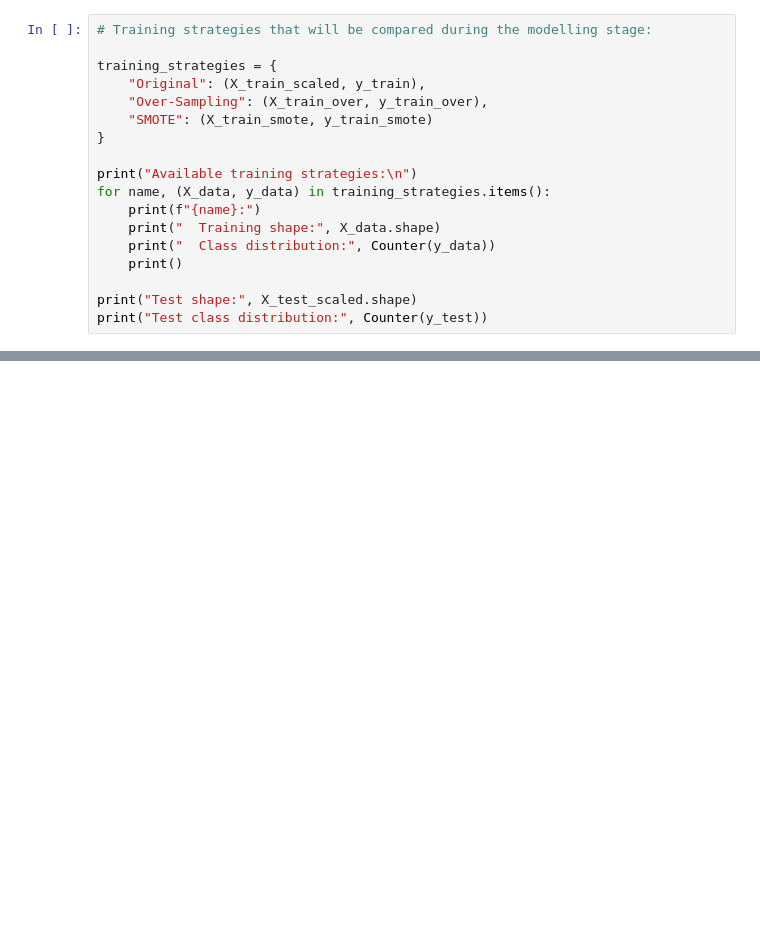
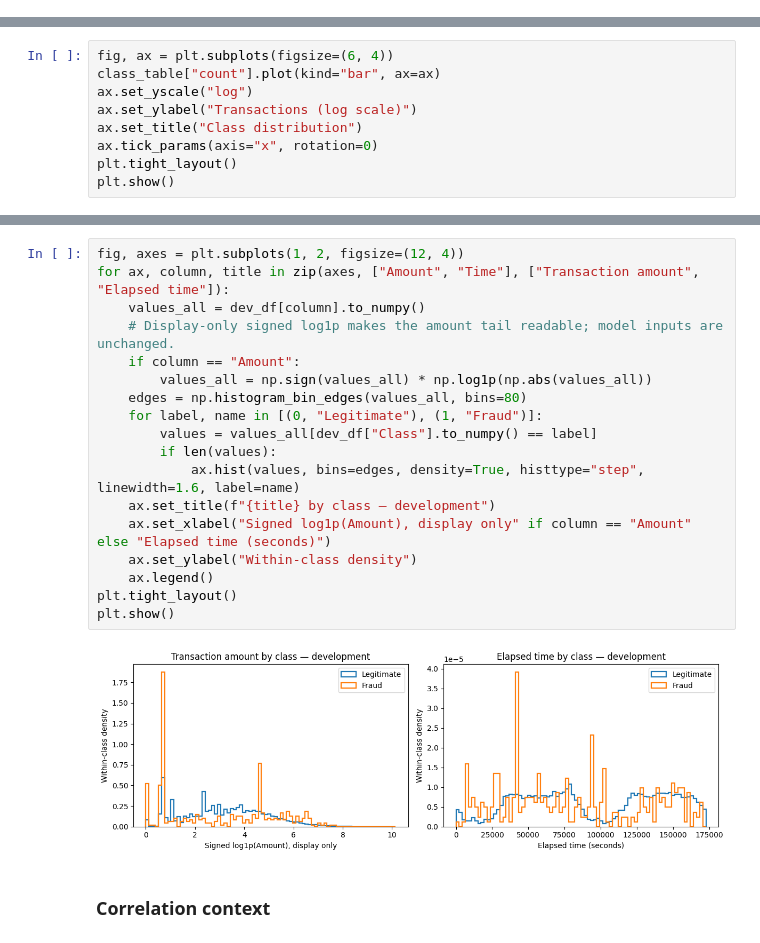
Before and after one commit to albertoreyescastro/credit-card-fraud-detection, a Jupyter notebook: notebooks/credit_card_fraud_detection.ipynb, the cells around one changed output, grey strips where cells are left out. Cells and saved outputs as stored; diff of their text form; blank space fills up the shorter version.

Commit message:
Refine fraud detection analysis and portfolio report

```diff
--- a/notebooks/credit_card_fraud_detection.ipynb
+++ b/notebooks/credit_card_fraud_detection.ipynb
@@ -1106,18 +0,0 @@ This means that the final imbalance-handling choice will not be assumed in advan
-# %%
-# Training strategies that will be compared during the modelling stage:
-
-training_strategies = {
-    "Original": (X_train_scaled, y_train),
-    "Over-Sampling": (X_train_over, y_train_over),
-    "SMOTE": (X_train_smote, y_train_smote)
-}
-
-print("Available training strategies:\n")
-for name, (X_data, y_data) in training_strategies.items():
-    print(f"{name}:")
-    print("  Training shape:", X_data.shape)
-    print("  Class distribution:", Counter(y_data))
-    print()
-
-print("Test shape:", X_test_scaled.shape)
-print("Test class distribution:", Counter(y_test))
@@ -4824,0 +530,9 @@ From a portfolio perspective, this project demonstrates:
+# %%
+fig, ax = plt.subplots(figsize=(6, 4))
+class_table["count"].plot(kind="bar", ax=ax)
+ax.set_yscale("log")
+ax.set_ylabel("Transactions (log scale)")
+ax.set_title("Class distribution")
+ax.tick_params(axis="x", rotation=0)
+plt.tight_layout()
+plt.show()
@@ -4824,0 +541,22 @@ From a portfolio perspective, this project demonstrates:
+# %%
+fig, axes = plt.subplots(1, 2, figsize=(12, 4))
+for ax, column, title in zip(axes, ["Amount", "Time"], ["Transaction amount", "Elapsed time"]):
+    values_all = dev_df[column].to_numpy()
+    # Display-only signed log1p makes the amount tail readable; model inputs are unchanged.
+    if column == "Amount":
+        values_all = np.sign(values_all) * np.log1p(np.abs(values_all))
+    edges = np.histogram_bin_edges(values_all, bins=80)
+    for label, name in [(0, "Legitimate"), (1, "Fraud")]:
+        values = values_all[dev_df["Class"].to_numpy() == label]
+        if len(values):
+            ax.hist(values, bins=edges, density=True, histtype="step", linewidth=1.6, label=name)
+    ax.set_title(f"{title} by class — development")
+    ax.set_xlabel("Signed log1p(Amount), display only" if column == "Amount" else "Elapsed time (seconds)")
+    ax.set_ylabel("Within-class density")
+    ax.legend()
+plt.tight_layout()
+plt.show()
+# %% [output]
+[figure, added]
+# %% [markdown]
+### Correlation context
```
Also changed, not shown: parts of 319 cells of this notebook, 14 other files.
